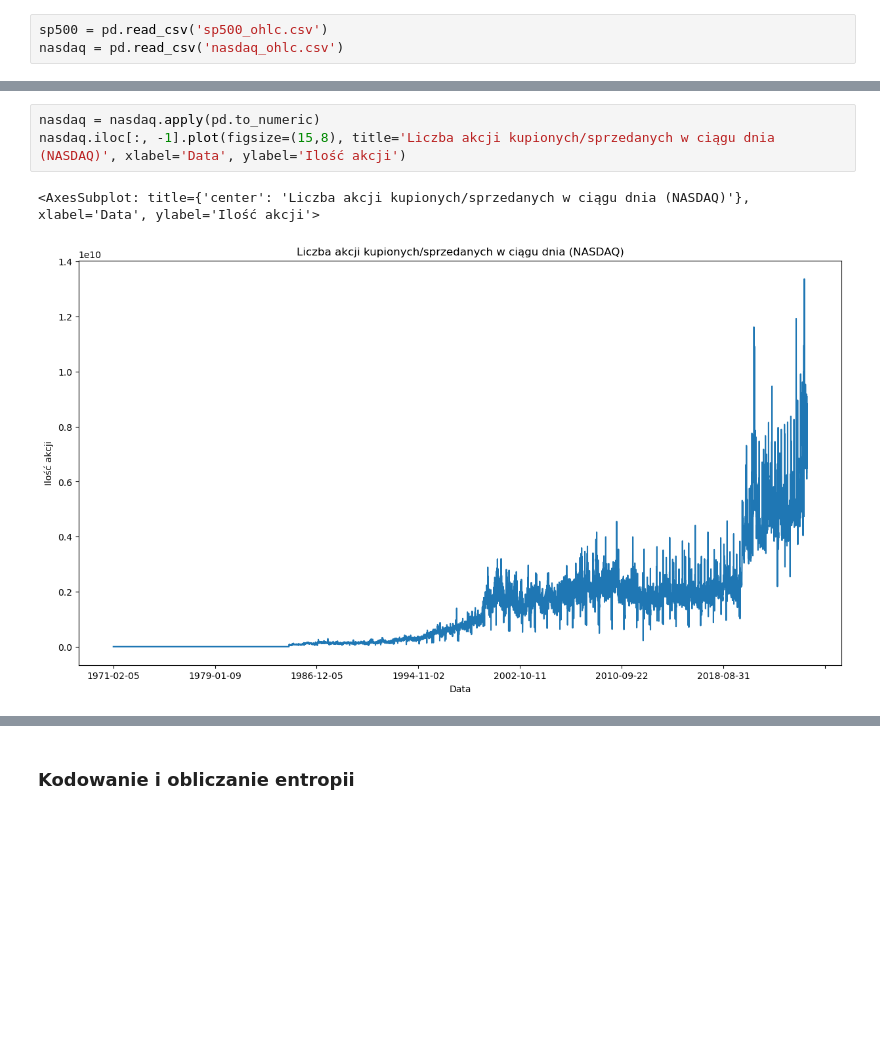
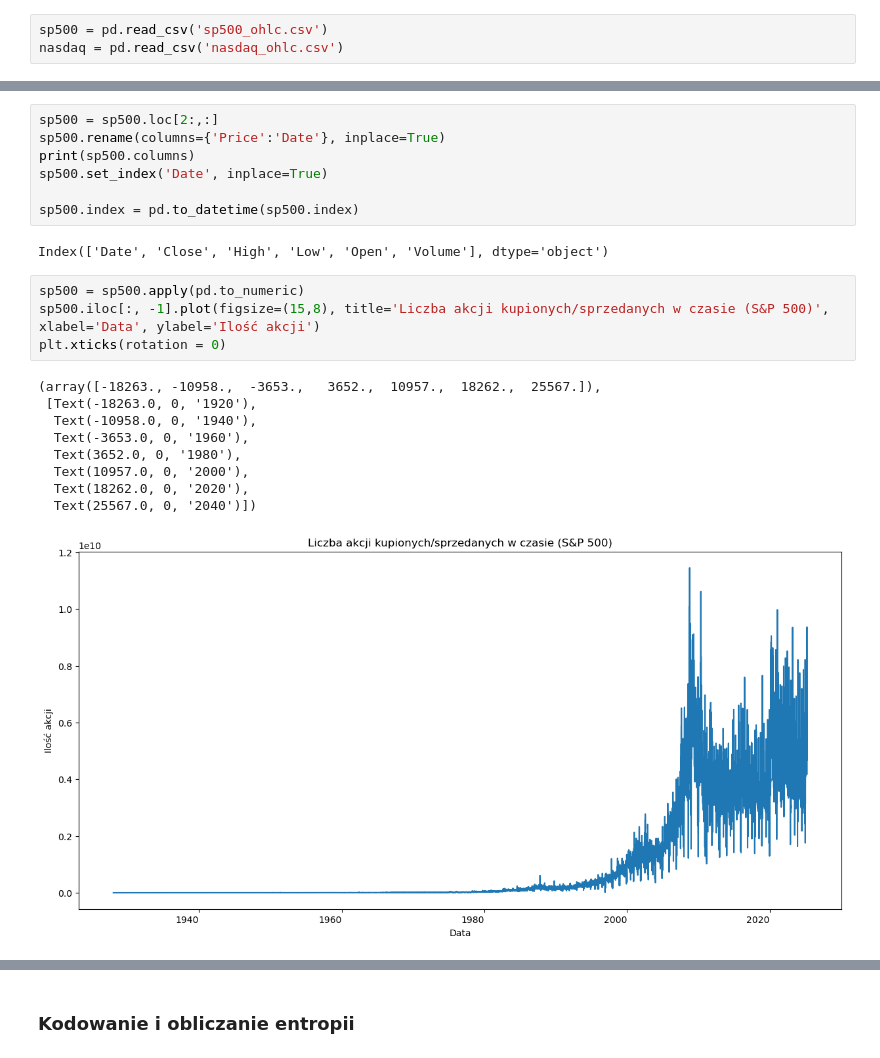
Before and after one commit to Winter-end/stock-analysis, a Jupyter notebook: notebook.ipynb, the cells around one changed output, grey strips where cells are left out. Drawn from its saved outputs; the diff is of its cells as text; blank space fills up the shorter version.

```diff
--- a/notebook.ipynb
+++ b/notebook.ipynb
@@ -15,6 +49,23 @@ Index(['Date', 'Close', 'High', 'Low', 'Open', 'Volume'], dtype='object')
+# %%
+sp500 = sp500.loc[2:,:]
+sp500.rename(columns={'Price':'Date'}, inplace=True)
+print(sp500.columns)
+sp500.set_index('Date', inplace=True)
+
+sp500.index = pd.to_datetime(sp500.index)
+# %% [output]
+Index(['Date', 'Close', 'High', 'Low', 'Open', 'Volume'], dtype='object')
 # %%
-nasdaq = nasdaq.apply(pd.to_numeric)
-nasdaq.iloc[:, -1].plot(figsize=(15,8), title='Liczba akcji kupionych/sprzedanych w ciągu dnia (NASDAQ)', xlabel='Data', ylabel='Ilość akcji')
+sp500 = sp500.apply(pd.to_numeric)
+sp500.iloc[:, -1].plot(figsize=(15,8), title='Liczba akcji kupionych/sprzedanych w czasie (S&P 500)', xlabel='Data', ylabel='Ilość akcji')
+plt.xticks(rotation = 0)
 # %% [output]
-<AxesSubplot: title={'center': 'Liczba akcji kupionych/sprzedanych w ciągu dnia (NASDAQ)'}, xlabel='Data', ylabel='Ilość akcji'>
+(array([-18263., -10958.,  -3653.,   3652.,  10957.,  18262.,  25567.]),
+ [Text(-18263.0, 0, '1920'),
+  Text(-10958.0, 0, '1940'),
+  Text(-3653.0, 0, '1960'),
+  Text(3652.0, 0, '1980'),
+  Text(10957.0, 0, '2000'),
+  Text(18262.0, 0, '2020'),
+  Text(25567.0, 0, '2040')])
-[figure, old version]
+[figure, new version]
```
Also changed, not shown: parts of 32 cells of this notebook.
